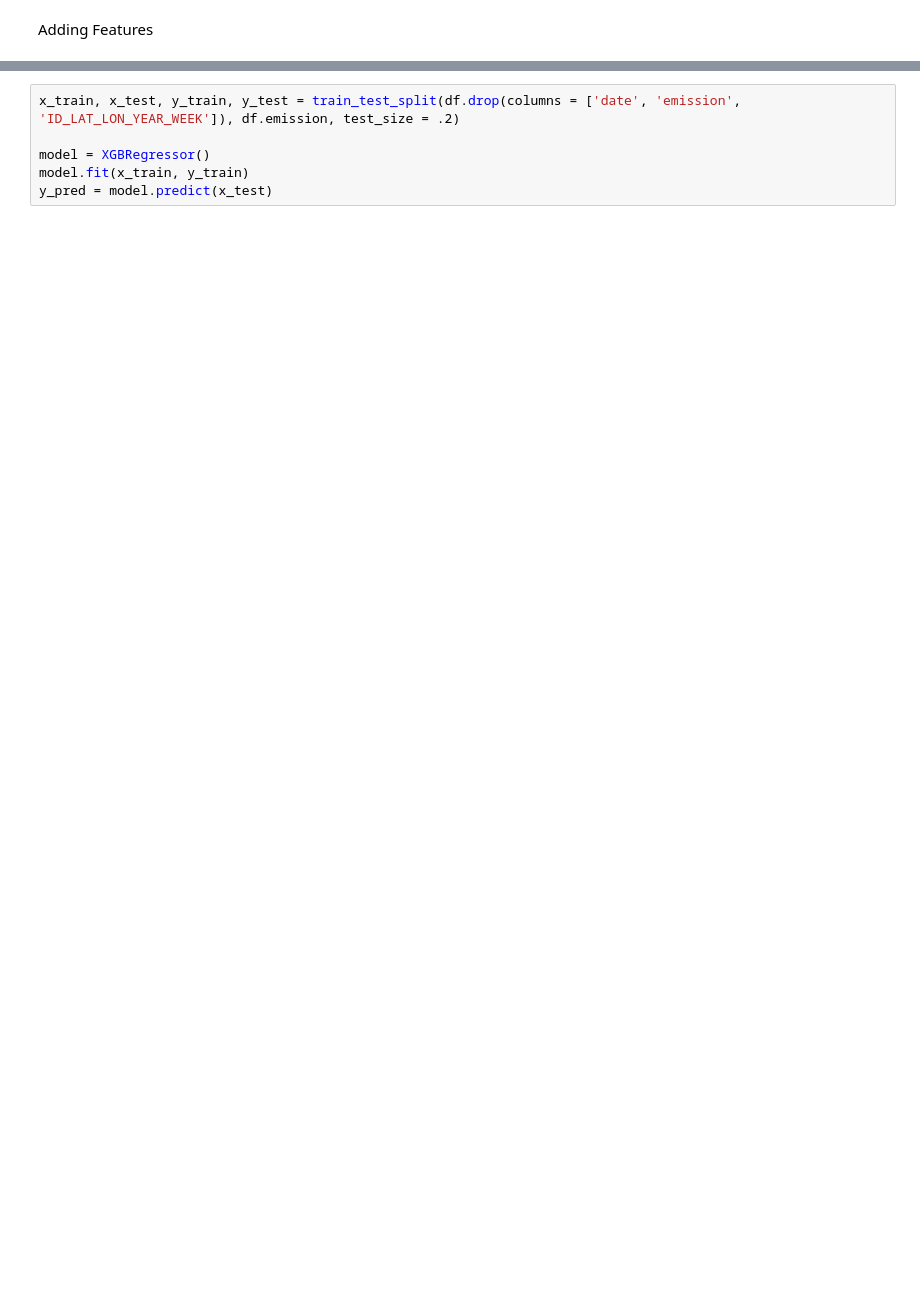
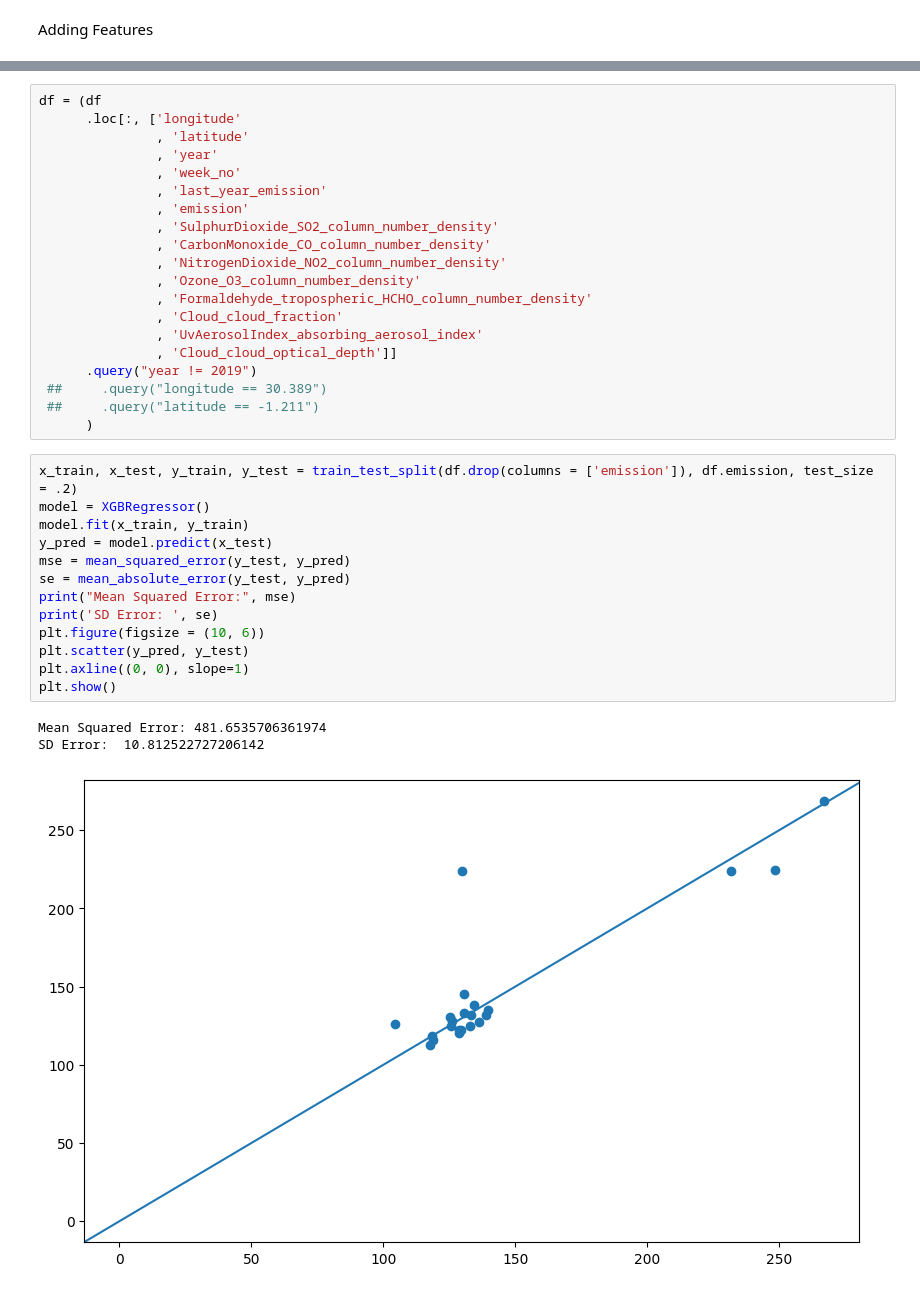
Before and after one commit to Hawkety77/RwandaCarbonEmissions, a Jupyter notebook: main.ipynb, the cells around one changed output, grey strips where cells are left out. Cells and saved outputs as stored; diff of their text form; blank space fills up the shorter version.

```diff
--- a/main.ipynb
+++ b/main.ipynb
@@ -70,6 +70,37 @@ plt.show()
+# %%
+df = (df
+      .loc[:, ['longitude'
+               , 'latitude'
+               , 'year'
+               , 'week_no'
+               , 'last_year_emission'
+               , 'emission'
+               , 'SulphurDioxide_SO2_column_number_density'
+               , 'CarbonMonoxide_CO_column_number_density'
+               , 'NitrogenDioxide_NO2_column_number_density'
+               , 'Ozone_O3_column_number_density'
+               , 'Formaldehyde_tropospheric_HCHO_column_number_density'
+               , 'Cloud_cloud_fraction'
+               , 'UvAerosolIndex_absorbing_aerosol_index'
+               , 'Cloud_cloud_optical_depth']]
+      .query("year != 2019")
+ ##     .query("longitude == 30.389")
+ ##     .query("latitude == -1.211")
+      )
 # %%
-x_train, x_test, y_train, y_test = train_test_split(df.drop(columns = ['date', 'emission', 'ID_LAT_LON_YEAR_WEEK']), df.emission, test_size = .2)
-
+x_train, x_test, y_train, y_test = train_test_split(df.drop(columns = ['emission']), df.emission, test_size = .2)
 model = XGBRegressor()
 model.fit(x_train, y_train)
 y_pred = model.predict(x_test)
+mse = mean_squared_error(y_test, y_pred)
+se = mean_absolute_error(y_test, y_pred)
+print("Mean Squared Error:", mse)
+print('SD Error: ', se)
+plt.figure(figsize = (10, 6))
+plt.scatter(y_pred, y_test)
+plt.axline((0, 0), slope=1)
+plt.show()
+# %% [output]
+Mean Squared Error: 481.6535706361974
+SD Error:  10.812522727206142
+[figure, added]
```
Also changed, not shown: parts of 19 cells of this notebook, 2 other files.
